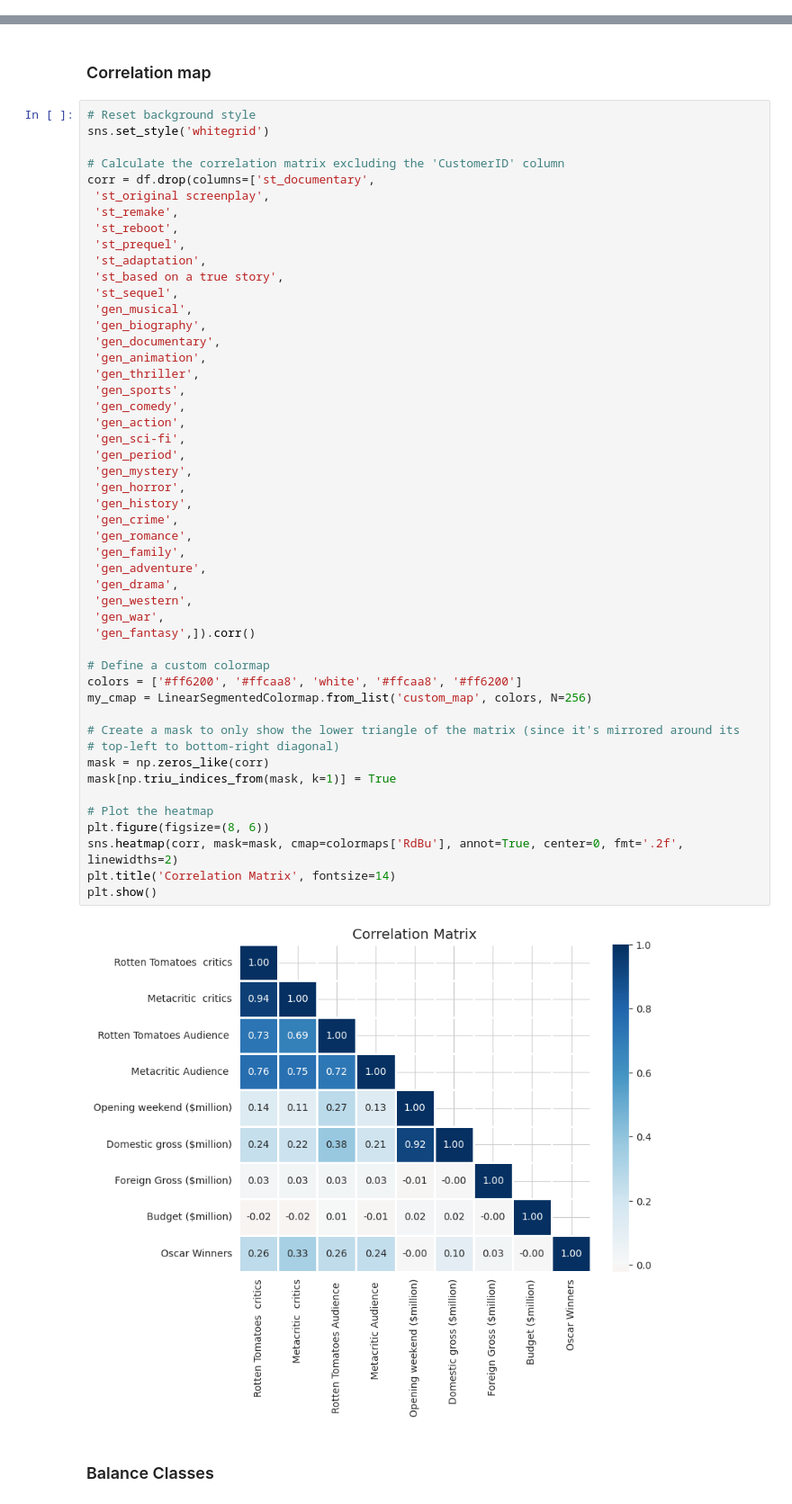
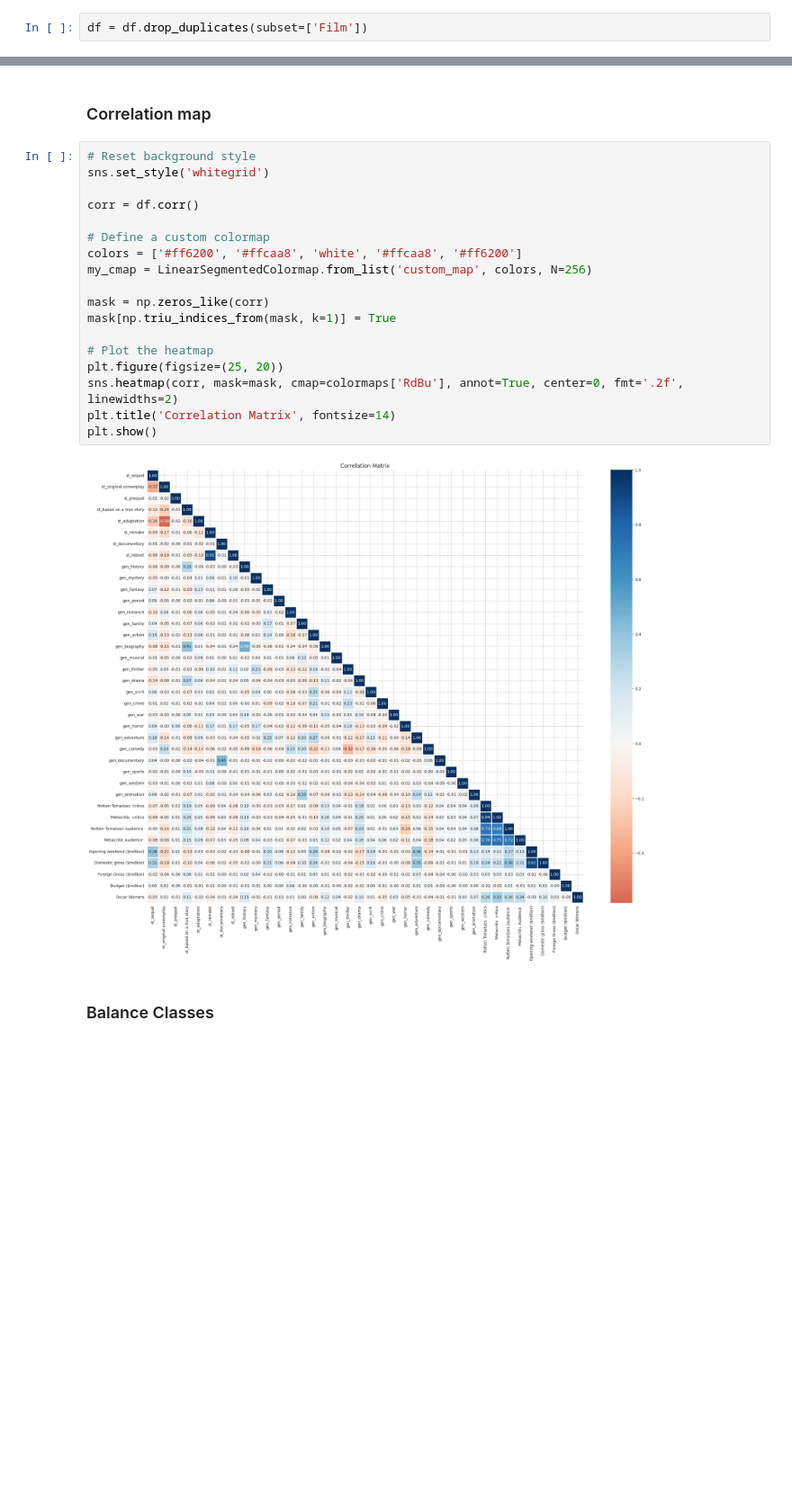
Before and after one commit to AAleksandros/HUA-DIT-Data-mining-project, a Jupyter notebook: data_mining.ipynb, the cells around one changed output, grey strips where cells are left out. Shown at 90% size. Drawn from its saved outputs; the diff is of its cells as text; blank space fills up the shorter version.

```diff
--- a/data_mining.ipynb
+++ b/data_mining.ipynb
@@ -83,0 +116,2 @@ df.describe(include='object').T
+# %%
+df = df.drop_duplicates(subset=['Film'])
@@ -265,53 +272,22 @@ df = df.replace(',','', regex=True)
 # %%
 # Reset background style
 sns.set_style('whitegrid')
 
-# Calculate the correlation matrix excluding the 'CustomerID' column
-corr = df.drop(columns=['st_documentary',
- 'st_original screenplay',
- 'st_remake',
- 'st_reboot',
- 'st_prequel',
- 'st_adaptation',
- 'st_based on a true story',
- 'st_sequel',
- 'gen_musical',
- 'gen_biography',
- 'gen_documentary',
- 'gen_animation',
- 'gen_thriller',
- 'gen_sports',
- 'gen_comedy',
- 'gen_action',
- 'gen_sci-fi',
- 'gen_period',
- 'gen_mystery',
- 'gen_horror',
- 'gen_history',
- 'gen_crime',
- 'gen_romance',
- 'gen_family',
- 'gen_adventure',
- 'gen_drama',
- 'gen_western',
- 'gen_war',
- 'gen_fantasy',]).corr()
+corr = df.corr()
 
 # Define a custom colormap
 colors = ['#ff6200', '#ffcaa8', 'white', '#ffcaa8', '#ff6200']
 my_cmap = LinearSegmentedColormap.from_list('custom_map', colors, N=256)
 
-# Create a mask to only show the lower triangle of the matrix (since it's mirrored around its
-# top-left to bottom-right diagonal)
 mask = np.zeros_like(corr)
 mask[np.triu_indices_from(mask, k=1)] = True
 
 # Plot the heatmap
-plt.figure(figsize=(8, 6))
+plt.figure(figsize=(25, 20))
 sns.heatmap(corr, mask=mask, cmap=colormaps['RdBu'], annot=True, center=0, fmt='.2f', linewidths=2)
 plt.title('Correlation Matrix', fontsize=14)
 plt.show()
 # %% [output]
-[figure, old version]
+[figure, new version]
 # %% [markdown]
 ### Balance Classes
```
Also changed, not shown: parts of 34 cells of this notebook.
